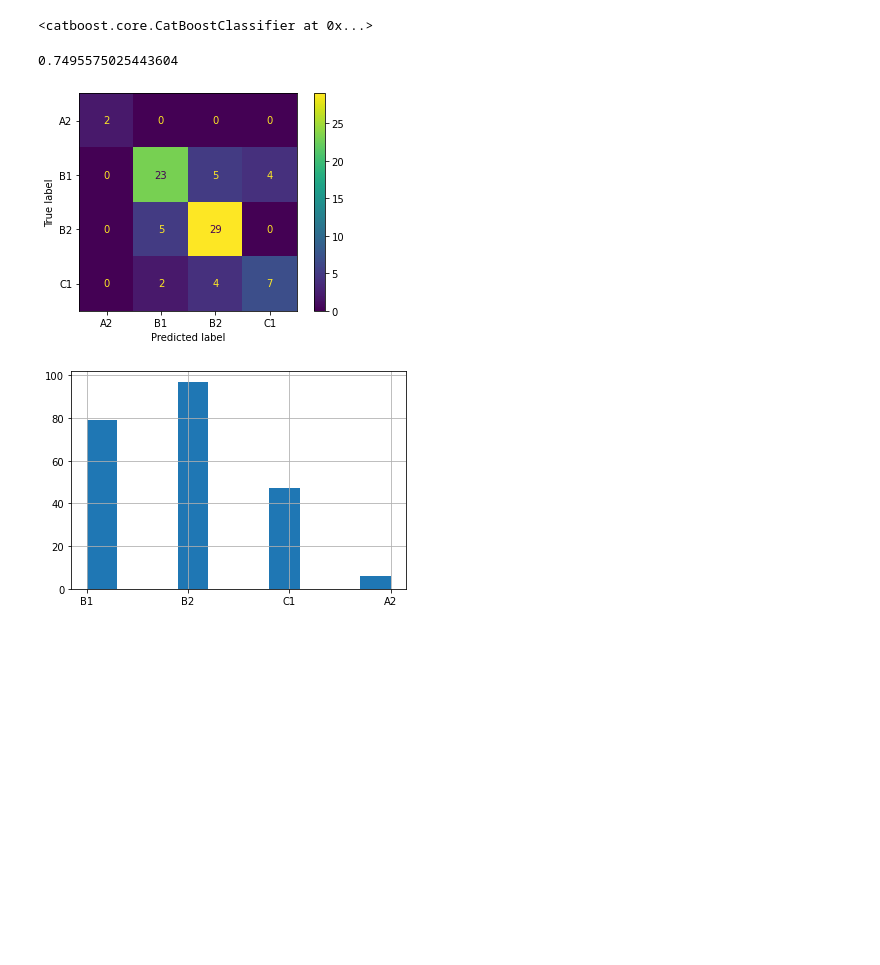
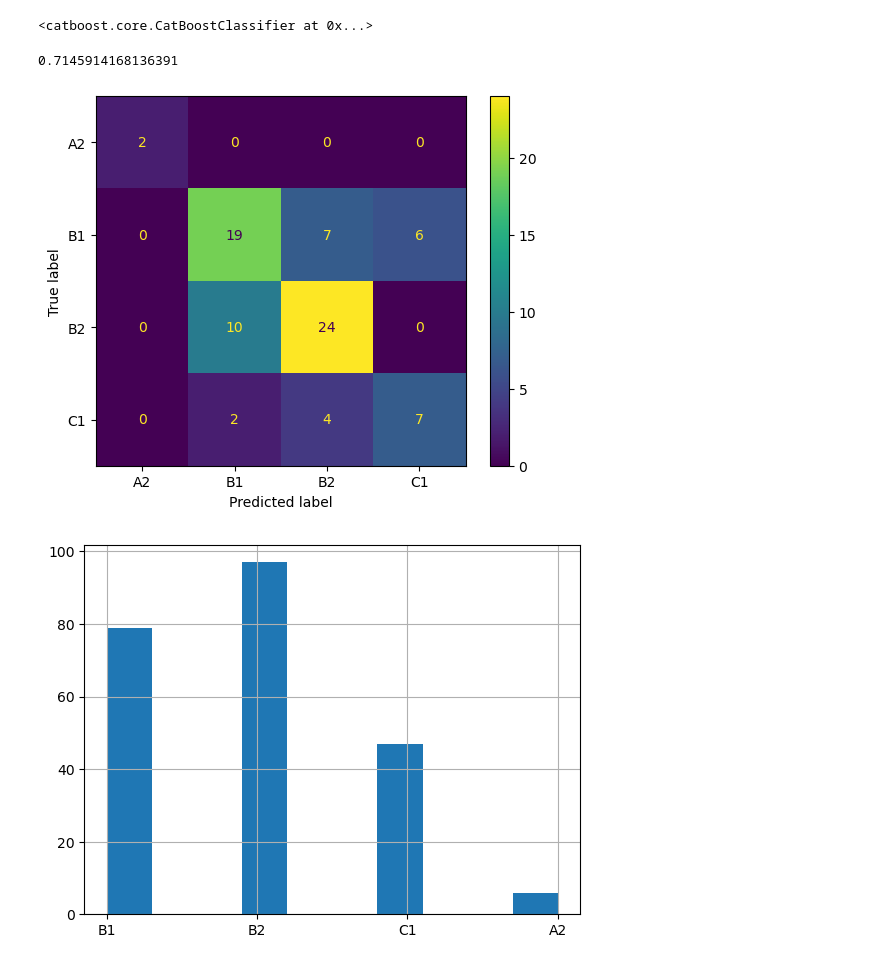
Before and after one commit to Vasart-ds/CEFR_predicting, a Jupyter notebook: english_subs_ml.ipynb, the cells around one changed output. Drawn from its saved outputs; the diff is of its cells as text; code cells hidden in the pictures; blank space fills up the shorter version.

```diff
--- a/english_subs_ml.ipynb
+++ b/english_subs_ml.ipynb
@@ -439,3 +386,4 @@ def preprocess(text):
 # %%
-kek = features.tqdm(apply(preprocess))
+# применим к выборке признаков функцию препроцессинга
+new_set = features.apply(preprocess)
 # %%
@@ -443,8 +391,9 @@ type(kek)
 # %% [output]
 pandas.core.series.Series
 # %%
+# векторизиурем выборку признаков
 vectorizer = CountVectorizer(stop_words = stop_words)
-vectorized_subs = vectorizer.fit_transform(kek).toarray()
+vectorized_subs = vectorizer.fit_transform(new_set).toarray()
 vectorized_subs
 # %% [output]
 array([[0, 0, 0, ..., 0, 0, 0],
@@ -479,9 +428,8 @@ train_pool = Pool(features_train,
 test_pool = Pool(features_test, target_test)
 
 catboost_model = CatBoostClassifier(verbose=False,
-                           iterations=79
-#                           depth=[depth for depth in range(30)],
-#                           min_child_samples=[mcs for mcs in range(1,36,3)]
+                                    learning_rate=0.99,
+                                    iterations=79
                           )
 catboost_model.fit(train_pool)
 # %% [output]
@@ -490,17 +438,17 @@ catboost_model.fit(train_pool)
 predict_test = catboost_model.predict(features_test)
 print(f1_score(target_test, predict_test, average='weighted'))
 # %% [output]
-0.7495575025443604
+0.7145914168136391
 # %%
 def conf_matrix(target, predictions, labels):
     cm = confusion_matrix(target, predictions, labels = labels)
     disp = ConfusionMatrixDisplay(confusion_matrix=cm,
-    display_labels=model.classes_)
+    display_labels=labels)
     disp.plot()
     return plt.show()
 
 conf_matrix(target_test, predict_test, catboost_model.classes_)
 target.hist();
 # %% [output]
-[figure, old version]
+[figure, new version]
-[figure, old version]
+[figure, new version]
```
Also changed, not shown: parts of 35 cells of this notebook.
